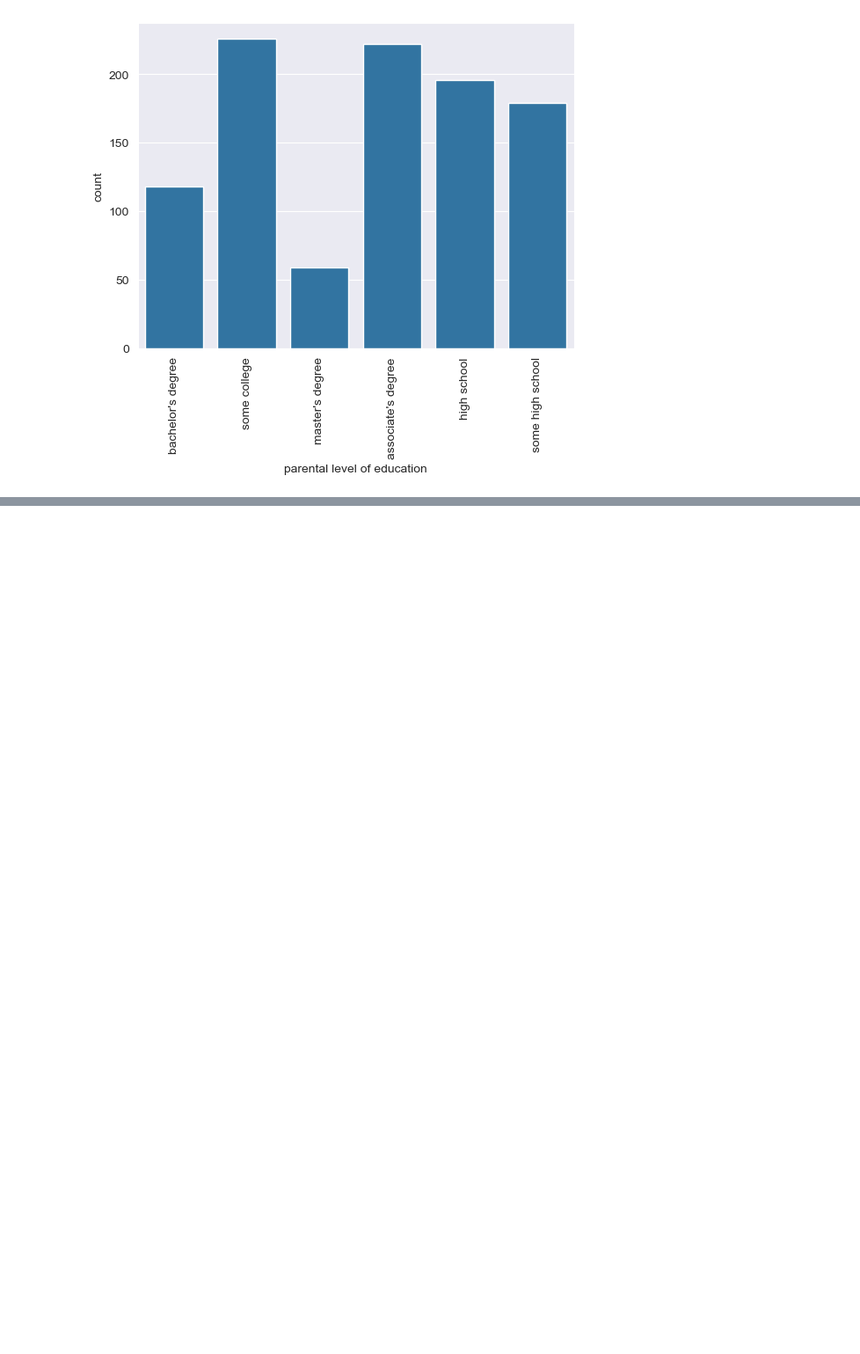
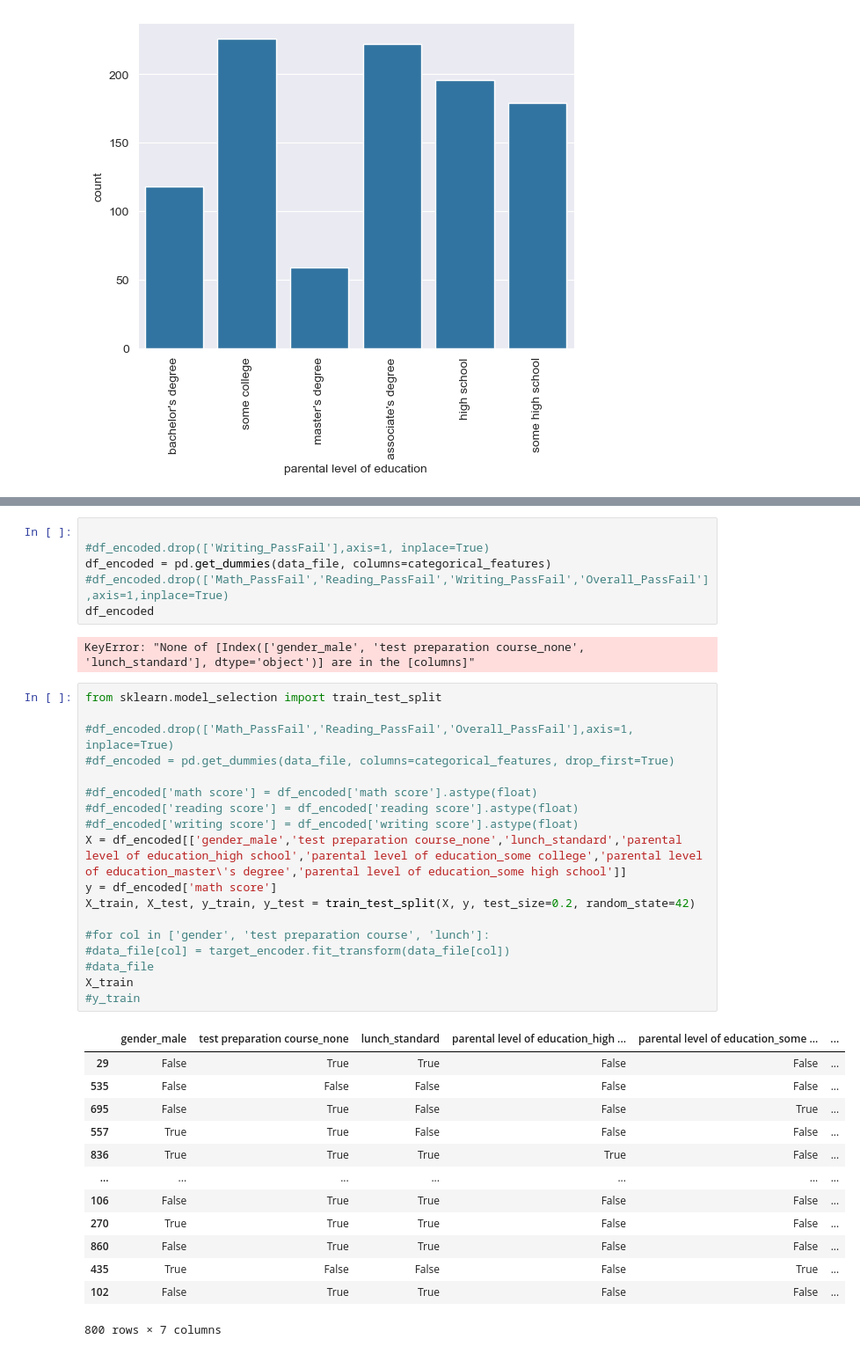
Before and after one commit to SR6/StudentPredictions, a Jupyter notebook: CSMLFinal.ipynb, the cells around one changed output, grey strips where cells are left out. Shown at 88% size. Drawn from its saved outputs; the diff is of its cells as text; blank space fills up the shorter version.

```diff
--- a/CSMLFinal.ipynb
+++ b/CSMLFinal.ipynb
@@ -124,0 +189,40 @@ Name: count, dtype: int64
+# %%
+
+#df_encoded.drop(['Writing_PassFail'],axis=1, inplace=True)
+df_encoded = pd.get_dummies(data_file, columns=categorical_features)
+#df_encoded.drop(['Math_PassFail','Reading_PassFail','Writing_PassFail','Overall_PassFail'],axis=1,inplace=True)
+df_encoded
+# %% [output]
+KeyError: "None of [Index(['gender_male', 'test preparation course_none', 'lunch_standard'], dtype='object')] are in the [columns]"
+# %%
+from sklearn.model_selection import train_test_split
+
+#df_encoded.drop(['Math_PassFail','Reading_PassFail','Overall_PassFail'],axis=1, inplace=True)
+#df_encoded = pd.get_dummies(data_file, columns=categorical_features, drop_first=True)
+
+#df_encoded['math score'] = df_encoded['math score'].astype(float)
+#df_encoded['reading score'] = df_encoded['reading score'].astype(float)
+#df_encoded['writing score'] = df_encoded['writing score'].astype(float)
+X = df_encoded[['gender_male','test preparation course_none','lunch_standard','parental level of education_high school','parental level of education_some college','parental level of education_master\'s degree','parental level of education_some high school']]
+y = df_encoded['math score']
+X_train, X_test, y_train, y_test = train_test_split(X, y, test_size=0.2, random_state=42)
+
+#for col in ['gender', 'test preparation course', 'lunch']:
+#data_file[col] = target_encoder.fit_transform(data_file[col])
+#data_file
+X_train
+#y_train
+# %% [output]
+|  | gender_male | test preparation course_none | lunch_standard | parental level of education_high ... | parental level of education_some ... | ... |
+| 29 | False | True | True | False | False | ... |
+| 535 | False | False | False | False | False | ... |
+| 695 | False | True | False | False | True | ... |
+| 557 | True | True | False | False | False | ... |
+| 836 | True | True | True | True | False | ... |
+| ... | ... | ... | ... | ... | ... | ... |
+| 106 | False | True | True | False | False | ... |
+| 270 | True | True | True | False | False | ... |
+| 860 | False | True | True | False | False | ... |
+| 435 | True | False | False | False | True | ... |
+| 102 | False | True | True | False | False | ... |
+800 rows × 7 columns
```
Also changed, not shown: parts of 12 cells of this notebook.
